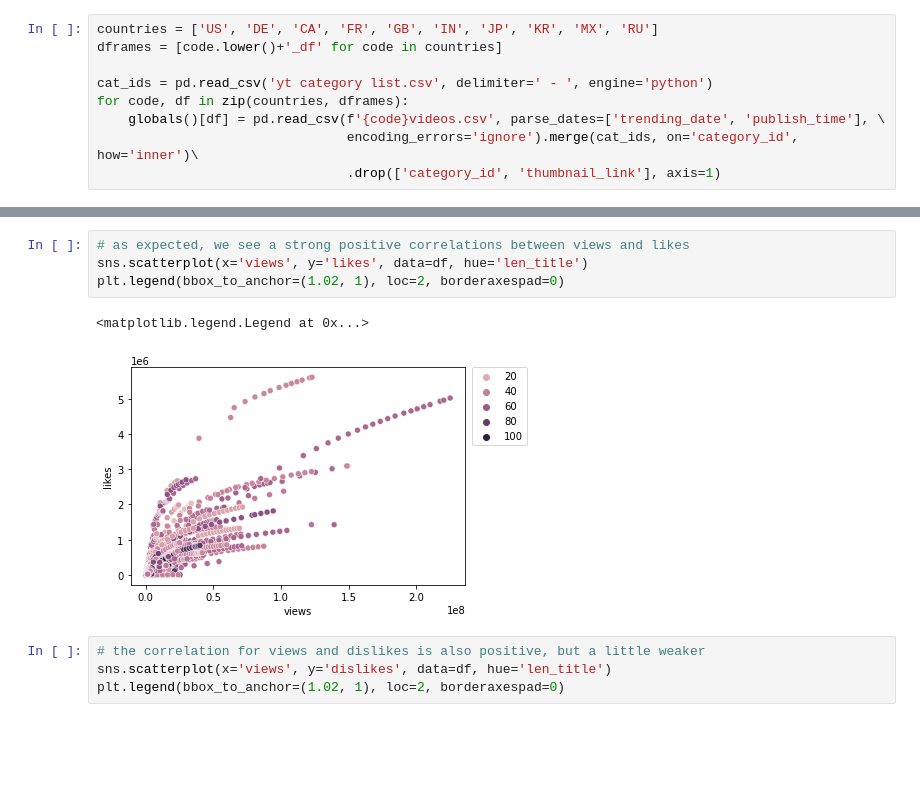
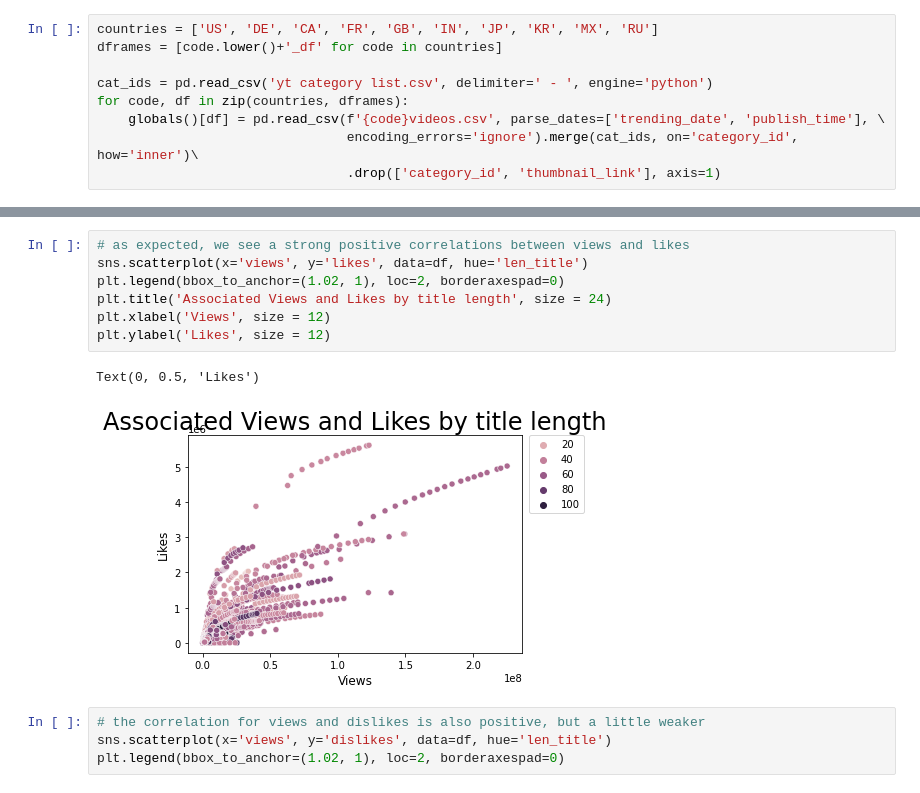
Before and after one commit to danielosetiawan/YouTube-EDA, a Jupyter notebook: youtube ipynb.ipynb, the cells around one changed output, grey strips where cells are left out. Saved outputs shown, nothing was run; the diff lists cells and outputs as text; blank space fills up the shorter version.

```diff
--- a/youtube ipynb.ipynb
+++ b/youtube ipynb.ipynb
@@ -83,10 +85,13 @@ plt.show()
 # %%
 # as expected, we see a strong positive correlations between views and likes
 sns.scatterplot(x='views', y='likes', data=df, hue='len_title')
 plt.legend(bbox_to_anchor=(1.02, 1), loc=2, borderaxespad=0)
+plt.title('Associated Views and Likes by title length', size = 24)
+plt.xlabel('Views', size = 12)
+plt.ylabel('Likes', size = 12)
 # %% [output]
-<matplotlib.legend.Legend at 0x...>
+Text(0, 0.5, 'Likes')
-[figure, old version]
+[figure, new version]
 # %%
 # the correlation for views and dislikes is also positive, but a little weaker
 sns.scatterplot(x='views', y='dislikes', data=df, hue='len_title')
```
Also changed, not shown: parts of 4 cells of this notebook.
